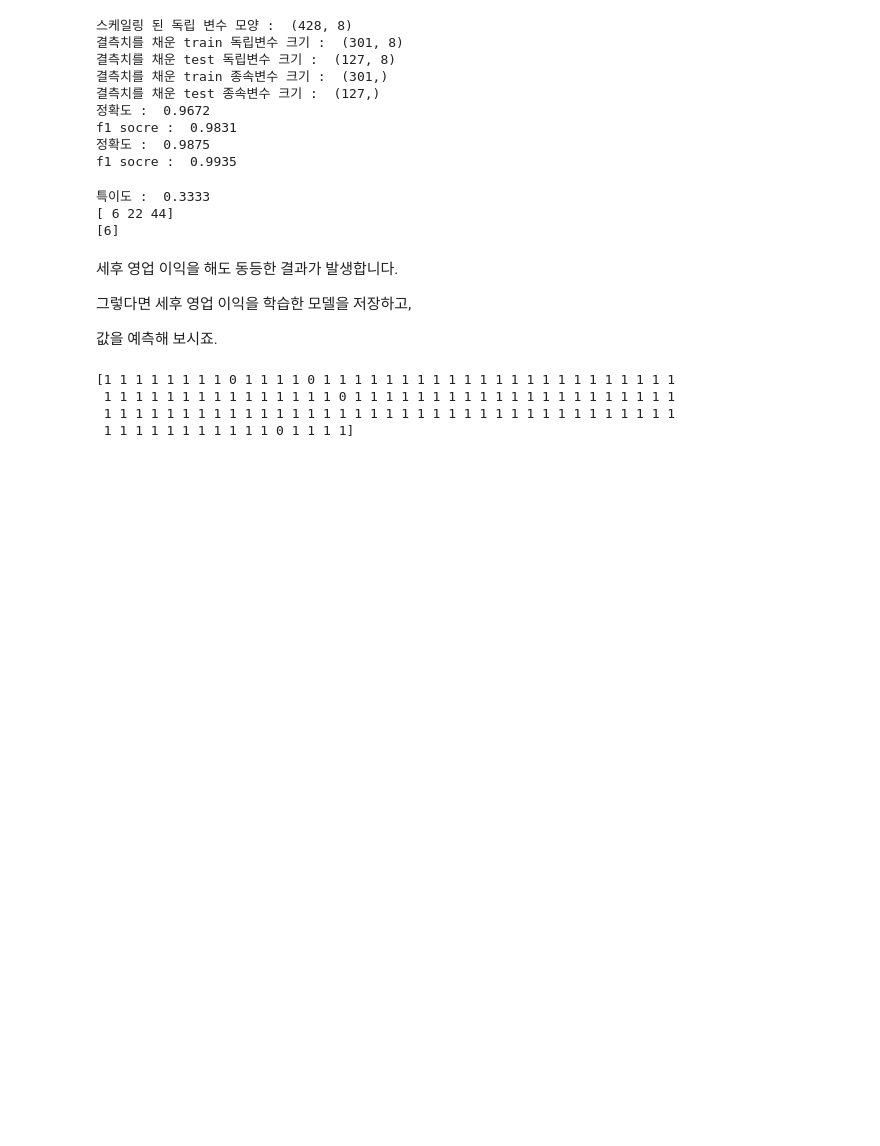
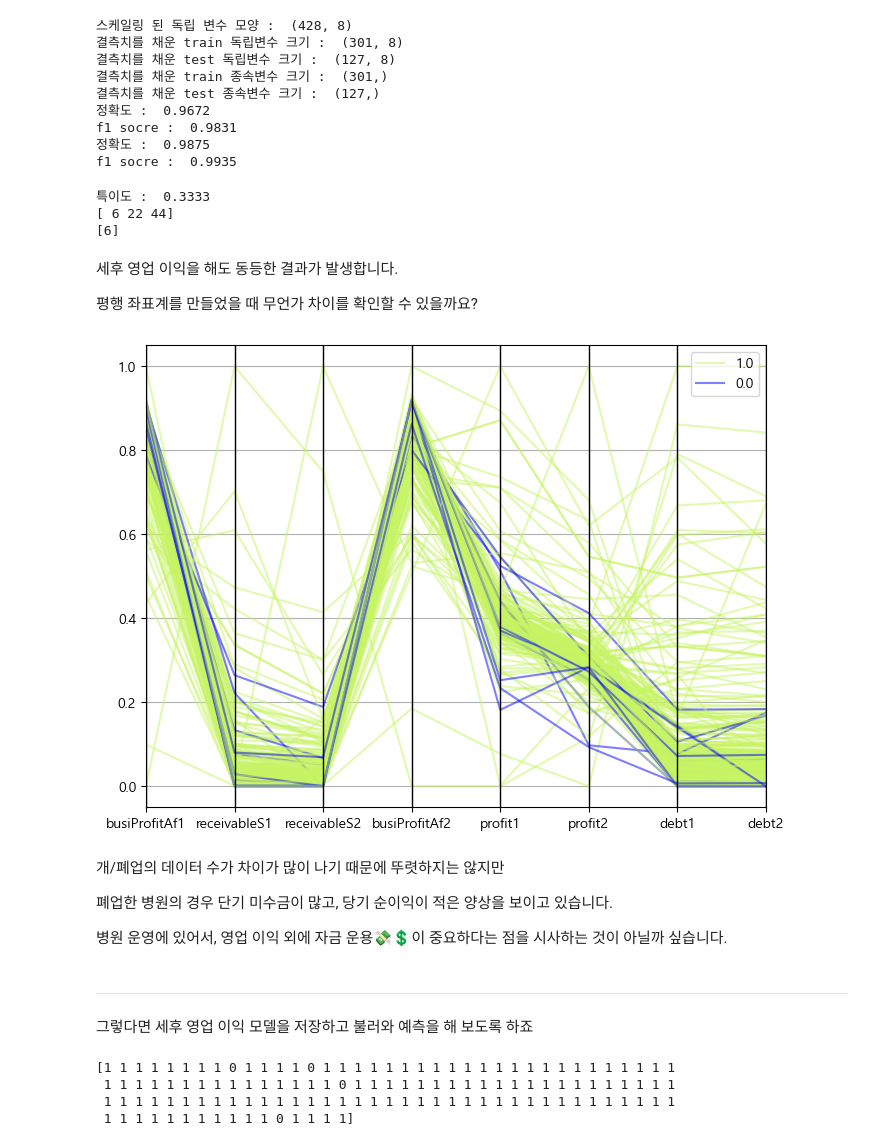
Before and after one commit to nyeokinyeoki/Gym_zalabim, a Jupyter notebook: ipynb/hospital.ipynb, the cells around one changed output. Saved outputs shown, nothing was run; the diff lists cells and outputs as text; code cells hidden in the pictures; blank space fills up the shorter version.

```diff
--- a/ipynb/hospital.ipynb
+++ b/ipynb/hospital.ipynb
@@ -3155,12 +3155,37 @@ print(np.where(y_pred_er3==0)[0])
 특이도 :  0.3333
 [ 6 22 44]
 [6]
-# %% [markdown]
-세후 영업 이익을 해도 동등한 결과가 발생합니다.
-
-그렇다면 세후 영업 이익을 학습한 모델을 저장하고,
-
-값을 예측해 보시죠.
+# %% [markdown]
+세후 영업 이익을 해도 동등한 결과가 발생합니다.
+
+평행 좌표계를 만들었을 때 무언가 차이를 확인할 수 있을까요?
+# %%
+from sklearn.preprocessing import MinMaxScaler
+from pandas.plotting import parallel_coordinates
+plt.figure(figsize=(8,6))
+
+parl_X2 = df_after_tax.loc[:300,["OC","busiProfitAf1", 'receivableS1', 'receivableS2',"busiProfitAf2", "profit1", "profit2", "debt1", "debt2"]]
+
+scaler_p2 = MinMaxScaler()
+
+X_scale_p2 = scaler_p2.fit_transform(parl_X2)
+
+rob_after_X = pd.DataFrame(data=X_scale_p2, columns=["OC","busiProfitAf1", 'receivableS1', 'receivableS2',"busiProfitAf2", "profit1", "profit2", "debt1", "debt2"])
+
+parallel_coordinates(rob_after_X, "OC", color=("#C7F464","b"),alpha=0.5)
+
+plt.show()
+# %% [output]
+[figure, added]
+# %% [markdown]
+개/폐업의 데이터 수가 차이가 많이 나기 때문에 뚜렷하지는 않지만
+
+폐업한 병원의 경우 단기 미수금이 많고, 당기 순이익이 적은 양상을 보이고 있습니다.
+
+병원 운영에 있어서, 영업 이익 외에 자금 운용💸💲이 중요하다는 점을 시사하는 것이 아닐까 싶습니다.
+# %% [markdown]
+***
+그렇다면 세후 영업 이익 모델을 저장하고 불러와 예측을 해 보도록 하죠
 # %%
 # 모델 저장
 save_model(model=model_xgb_er3, scaler=scaler_X_er3, name="after_tax")
```
Also changed, not shown: parts of 20 cells of this notebook, 1 other file.
